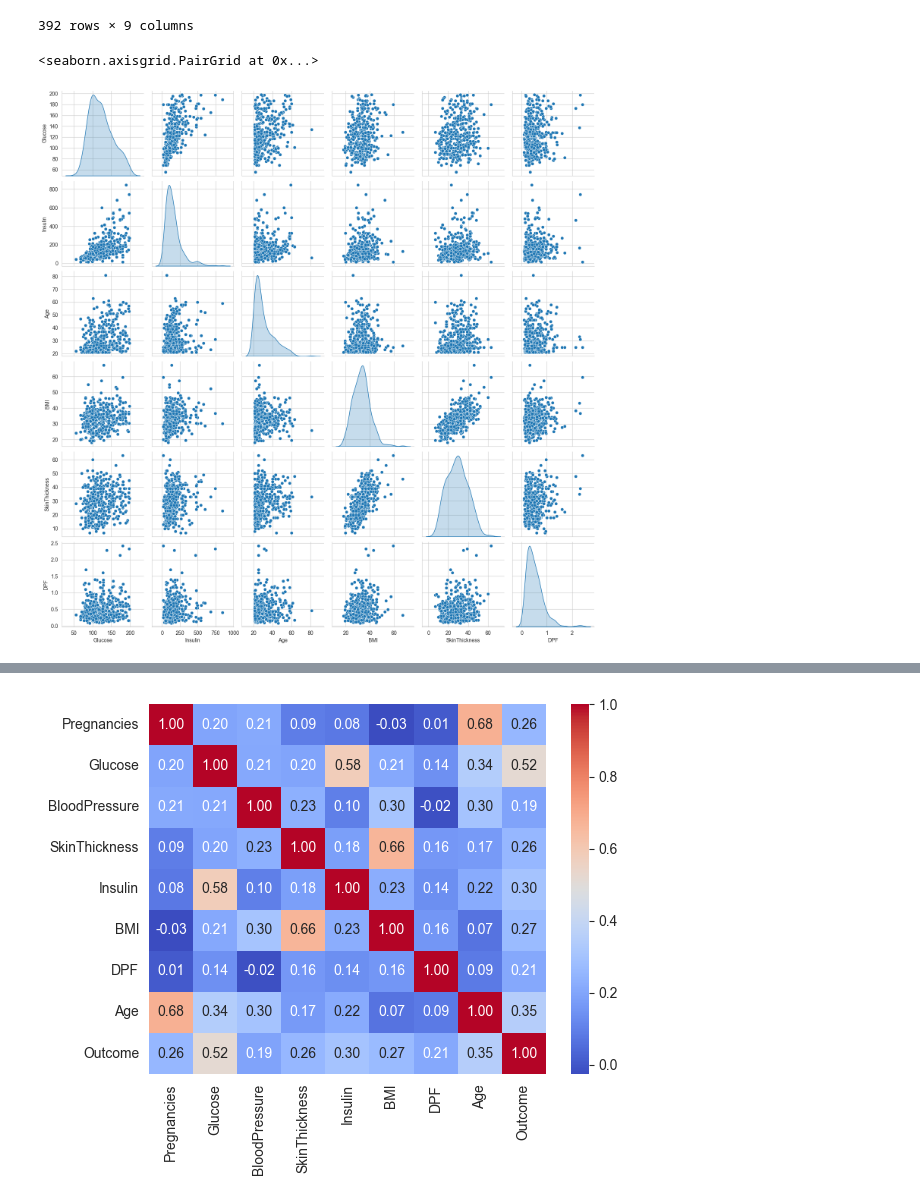
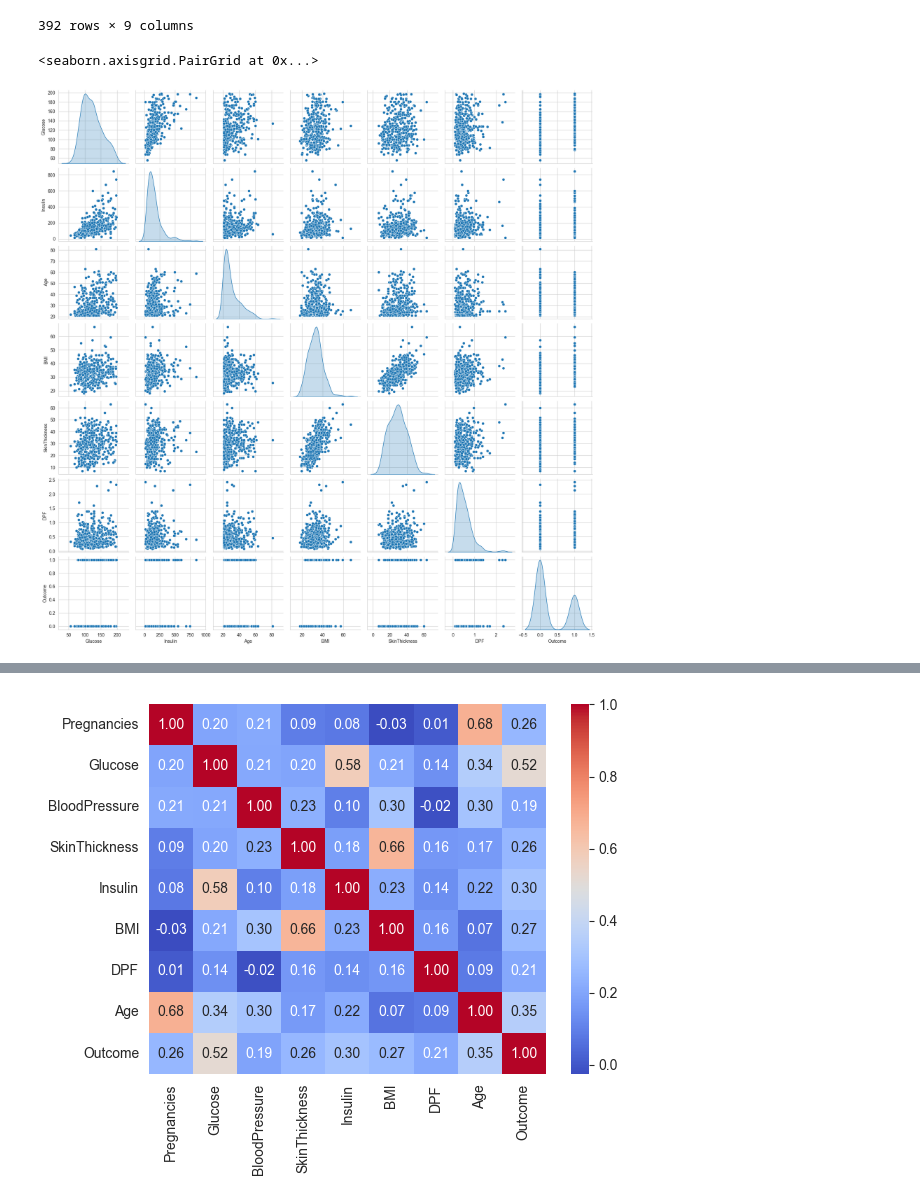
Before and after one commit to Dux133/Regrsja_logistyczna_diabetes, a Jupyter notebook: diabetes.ipynb, the cells around one changed output, grey strips where cells are left out. Cells and saved outputs as stored; diff of their text form; code cells hidden in the pictures.

```diff
--- a/diabetes.ipynb
+++ b/diabetes.ipynb
@@ -66,8 +66,8 @@ df_filtered
 | 765 | 5 | 121 | 72 | 23 | 112 | 26.2 | 0.245 | 30 | 0 |
 392 rows × 9 columns
 # %%
-sns.pairplot(df_filtered[['Glucose', 'Insulin','Age', "BMI", 'SkinThickness', 'DPF']],
+sns.pairplot(df_filtered[['Glucose', 'Insulin','Age', "BMI", 'SkinThickness', 'DPF', 'Outcome']],
 diag_kind='kde')
 # %% [output]
 <seaborn.axisgrid.PairGrid at 0x...>
-[figure, old version]
+[figure, new version]
```
Also changed, not shown: parts of 1 cell of this notebook.
